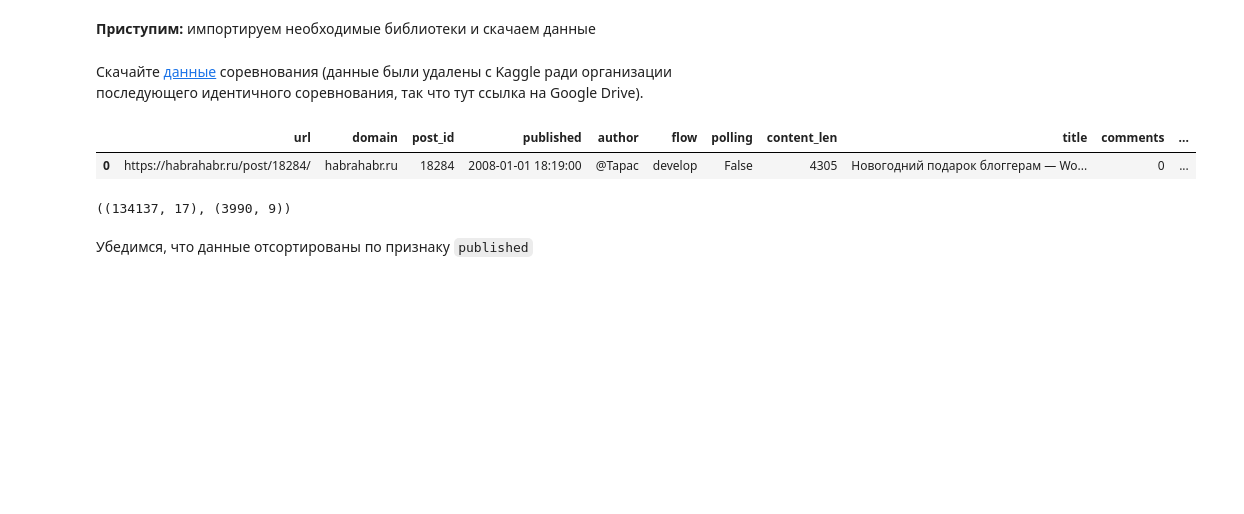
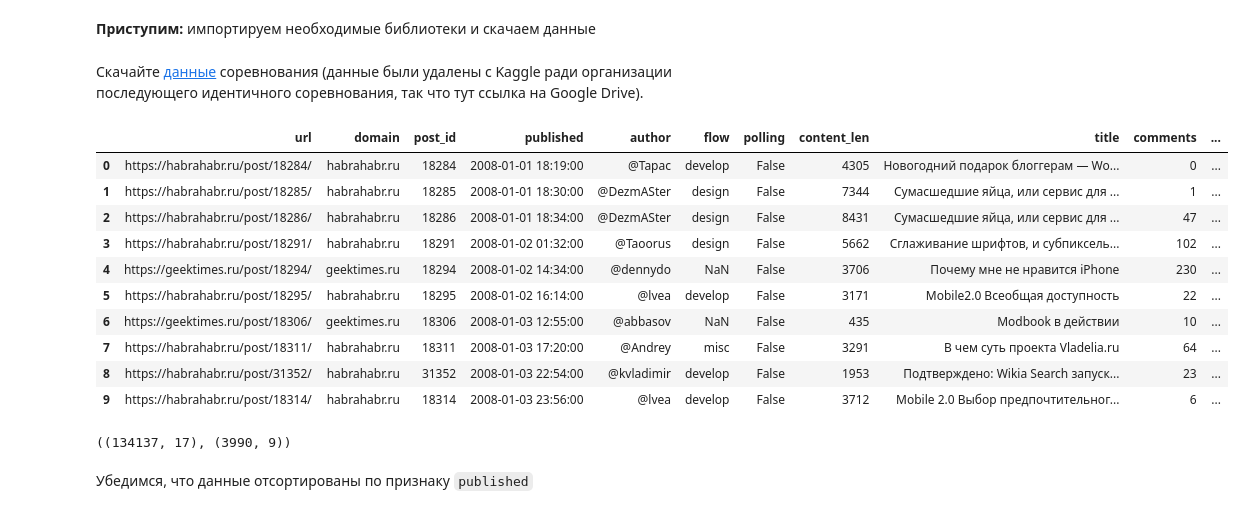
Before and after one commit to Nikc-mk/ODSml, a Jupyter notebook: ДЗ 4.ipynb, the cells around one changed output. Cells and saved outputs as stored; diff of their text form; code cells hidden in the pictures; blank space fills up the shorter version.

```diff
--- a/ДЗ 4.ipynb
+++ b/ДЗ 4.ipynb
@@ -39,10 +40,19 @@ from matplotlib import pyplot as plt
 train_df = pd.read_csv('howpop_train.csv')
 test_df  = pd.read_csv('howpop_test.csv')
 # %%
-train_df.head(1)
+train_df.head(10)
 # %% [output]
 |  | url | domain | post_id | published | author | flow | polling | content_len | title | comments | ... |
 | 0 | https://habrahabr.ru/post/18284/ | habrahabr.ru | 18284 | 2008-01-01 18:19:00 | @Tapac | develop | False | 4305 | Новогодний подарок блоггерам — Wo... | 0 | ... |
+| 1 | https://habrahabr.ru/post/18285/ | habrahabr.ru | 18285 | 2008-01-01 18:30:00 | @DezmASter | design | False | 7344 | Сумасшедшие яйца, или сервис для ... | 1 | ... |
+| 2 | https://habrahabr.ru/post/18286/ | habrahabr.ru | 18286 | 2008-01-01 18:34:00 | @DezmASter | design | False | 8431 | Сумасшедшие яйца, или сервис для ... | 47 | ... |
+| 3 | https://habrahabr.ru/post/18291/ | habrahabr.ru | 18291 | 2008-01-02 01:32:00 | @Taoorus | design | False | 5662 | Сглаживание шрифтов, и субпиксель... | 102 | ... |
+| 4 | https://geektimes.ru/post/18294/ | geektimes.ru | 18294 | 2008-01-02 14:34:00 | @dennydo | NaN | False | 3706 | Почему мне не нравится iPhone | 230 | ... |
+| 5 | https://habrahabr.ru/post/18295/ | habrahabr.ru | 18295 | 2008-01-02 16:14:00 | @lvea | develop | False | 3171 | Mobile2.0 Всеобщая доступность | 22 | ... |
+| 6 | https://geektimes.ru/post/18306/ | geektimes.ru | 18306 | 2008-01-03 12:55:00 | @abbasov | NaN | False | 435 | Modbook в действии | 10 | ... |
+| 7 | https://habrahabr.ru/post/18311/ | habrahabr.ru | 18311 | 2008-01-03 17:20:00 | @Andrey | misc | False | 3291 | В чем суть проекта Vladelia.ru | 64 | ... |
+| 8 | https://habrahabr.ru/post/31352/ | habrahabr.ru | 31352 | 2008-01-03 22:54:00 | @kvladimir | develop | False | 1953 | Подтверждено: Wikia Search запуск... | 23 | ... |
+| 9 | https://habrahabr.ru/post/18314/ | habrahabr.ru | 18314 | 2008-01-03 23:56:00 | @lvea | develop | False | 3712 | Mobile 2.0 Выбор предпочтительног... | 6 | ... |
 # %%
 train_df.shape, test_df.shape
 # %% [output]
```
Also changed, not shown: parts of 41 cells of this notebook, 1 other file.
